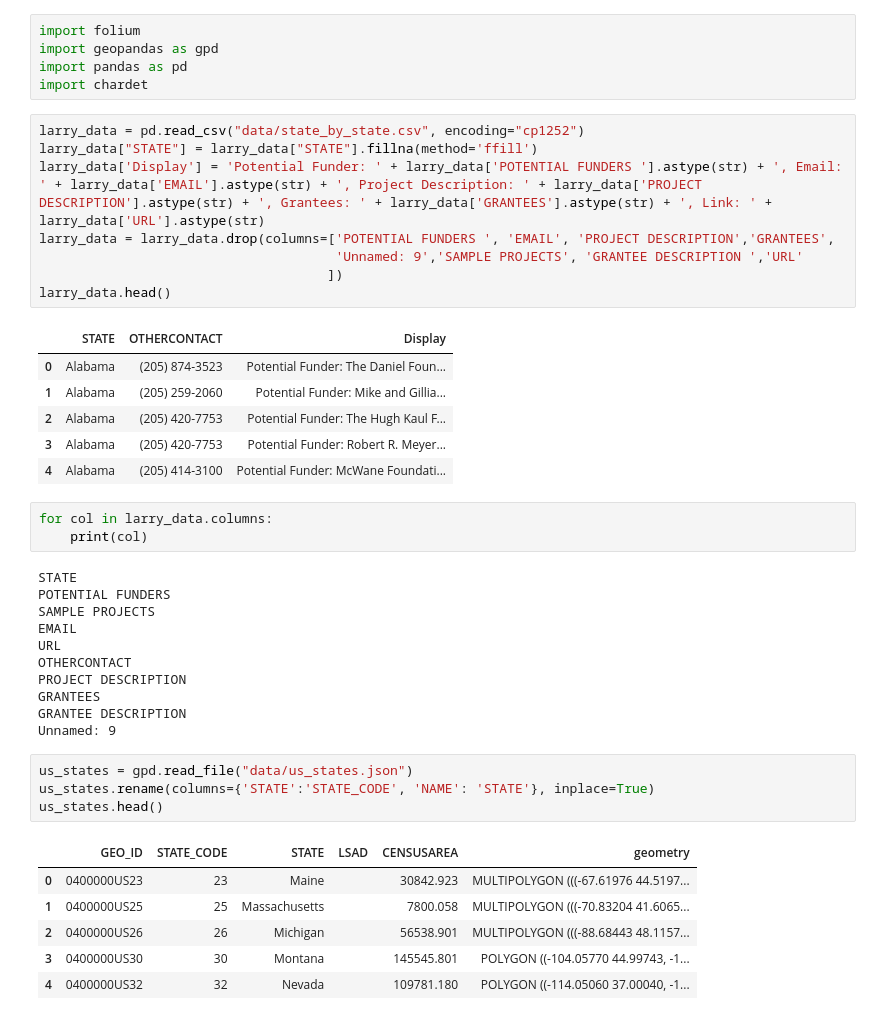
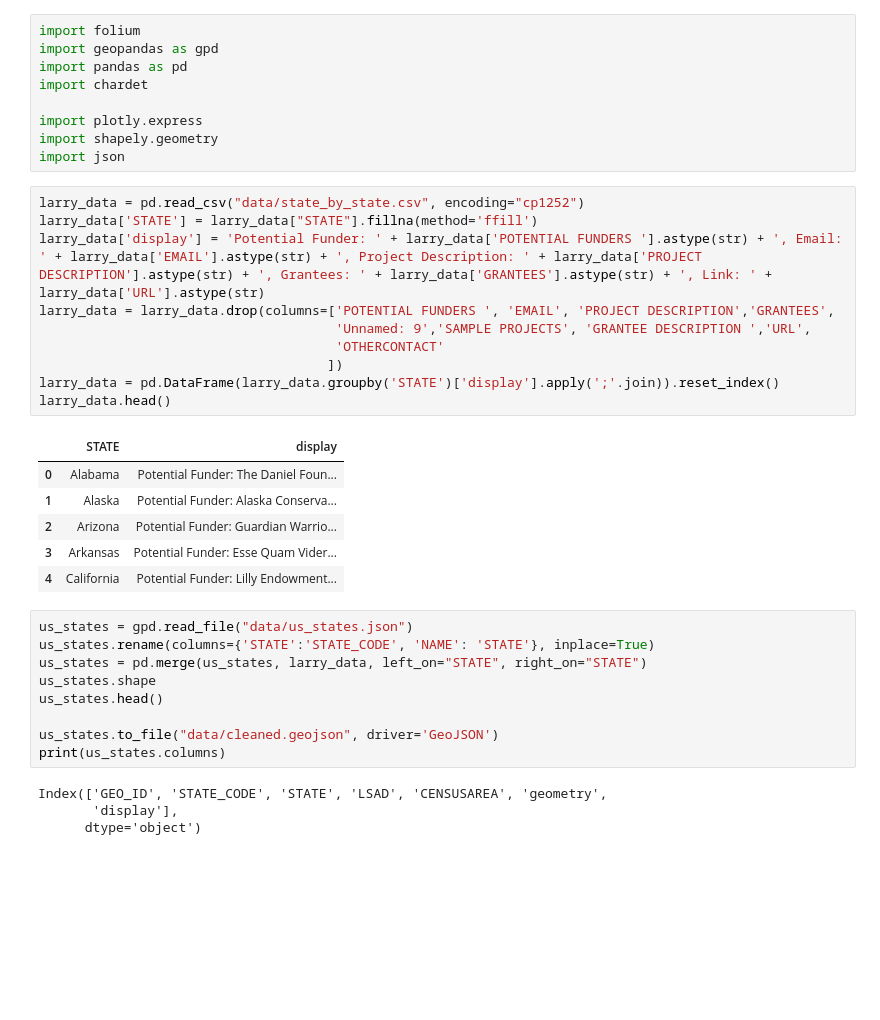
Before and after one commit to American-Forests/vibrant-cities-lab, a Jupyter notebook: test.ipynb, the cells around one changed output. Drawn from its saved outputs; the diff is of its cells as text; blank space fills up the shorter version.

```diff
--- a/test.ipynb
+++ b/test.ipynb
@@ -3,43 +3,37 @@ import folium
 import geopandas as gpd
 import pandas as pd
 import chardet
+
+import plotly.express
+import shapely.geometry
+import json
 # %%
 larry_data = pd.read_csv("data/state_by_state.csv", encoding="cp1252")
-larry_data["STATE"] = larry_data["STATE"].fillna(method='ffill')
-larry_data['Display'] = 'Potential Funder: ' + larry_data['POTENTIAL FUNDERS '].astype(str) + ', Email: ' + larry_data['EMAIL'].astype(str) + ', Project Description: ' + larry_data['PROJECT DESCRIPTION'].astype(str) + ', Grantees: ' + larry_data['GRANTEES'].astype(str) + ', Link: ' + larry_data['URL'].astype(str)
+larry_data['STATE'] = larry_data["STATE"].fillna(method='ffill')
+larry_data['display'] = 'Potential Funder: ' + larry_data['POTENTIAL FUNDERS '].astype(str) + ', Email: ' + larry_data['EMAIL'].astype(str) + ', Project Description: ' + larry_data['PROJECT DESCRIPTION'].astype(str) + ', Grantees: ' + larry_data['GRANTEES'].astype(str) + ', Link: ' + larry_data['URL'].astype(str)
 larry_data = larry_data.drop(columns=['POTENTIAL FUNDERS ', 'EMAIL', 'PROJECT DESCRIPTION','GRANTEES',
-                                      'Unnamed: 9','SAMPLE PROJECTS', 'GRANTEE DESCRIPTION ','URL'
+                                      'Unnamed: 9','SAMPLE PROJECTS', 'GRANTEE DESCRIPTION ','URL',
+                                      'OTHERCONTACT'
                                      ])
+larry_data = pd.DataFrame(larry_data.groupby('STATE')['display'].apply(';'.join)).reset_index()
 larry_data.head()
 # %% [output]
-|  | STATE | OTHERCONTACT | Display |
-| 0 | Alabama | (205) 874-3523 | Potential Funder: The Daniel Foun... |
-| 1 | Alabama | (205) 259-2060 | Potential Funder: Mike and Gillia... |
-| 2 | Alabama | (205) 420-7753 | Potential Funder: The Hugh Kaul F... |
-| 3 | Alabama | (205) 420-7753 | Potential Funder: Robert R. Meyer... |
-| 4 | Alabama | (205) 414-3100 | Potential Funder: McWane Foundati... |
+|  | STATE | display |
+| 0 | Alabama | Potential Funder: The Daniel Foun... |
+| 1 | Alaska | Potential Funder: Alaska Conserva... |
+| 2 | Arizona | Potential Funder: Guardian Warrio... |
+| 3 | Arkansas | Potential Funder: Esse Quam Vider... |
+| 4 | California | Potential Funder: Lilly Endowment... |
-# %%
-for col in larry_data.columns:
-    print(col)
-# %% [output]
-STATE
-POTENTIAL FUNDERS
-SAMPLE PROJECTS
-EMAIL
-URL
-OTHERCONTACT
-PROJECT DESCRIPTION
-GRANTEES
-GRANTEE DESCRIPTION
-Unnamed: 9
 # %%
 us_states = gpd.read_file("data/us_states.json")
 us_states.rename(columns={'STATE':'STATE_CODE', 'NAME': 'STATE'}, inplace=True)
+us_states = pd.merge(us_states, larry_data, left_on="STATE", right_on="STATE")
+us_states.shape
 us_states.head()
+
+us_states.to_file("data/cleaned.geojson", driver='GeoJSON')
+print(us_states.columns)
 # %% [output]
-|  | GEO_ID | STATE_CODE | STATE | LSAD | CENSUSAREA | geometry |
-| 0 | 0400000US23 | 23 | Maine |  | 30842.923 | MULTIPOLYGON (((-67.61976 44.5197... |
-| 1 | 0400000US25 | 25 | Massachusetts |  | 7800.058 | MULTIPOLYGON (((-70.83204 41.6065... |
-| 2 | 0400000US26 | 26 | Michigan |  | 56538.901 | MULTIPOLYGON (((-88.68443 48.1157... |
-| 3 | 0400000US30 | 30 | Montana |  | 145545.801 | POLYGON ((-104.05770 44.99743, -1... |
-| 4 | 0400000US32 | 32 | Nevada |  | 109781.180 | POLYGON ((-114.05060 37.00040, -1... |
+Index(['GEO_ID', 'STATE_CODE', 'STATE', 'LSAD', 'CENSUSAREA', 'geometry',
+       'display'],
+      dtype='object')
```
Also changed, not shown: parts of 4 cells of this notebook.
